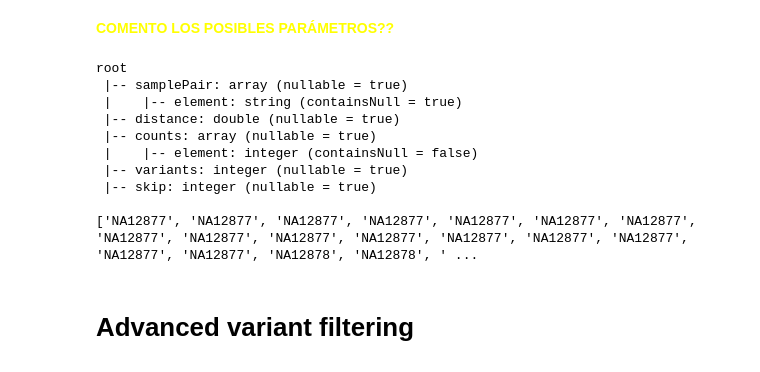
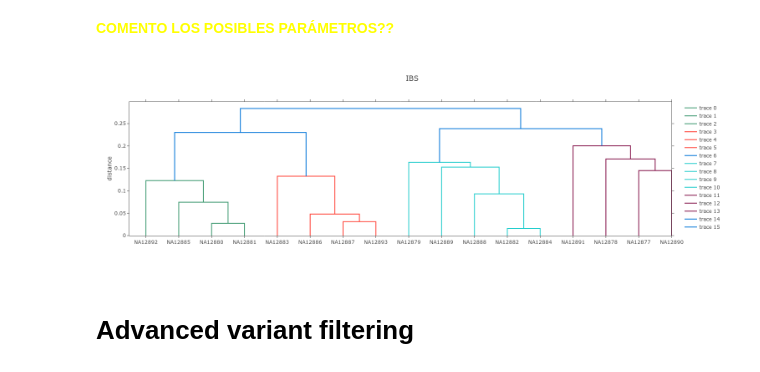
Before and after one commit to opencb/oskar, a Jupyter notebook: oskar-spark/src/main/python/notebooks/stats.ipynb, the cells around one changed output. Drawn from its saved outputs; the diff is of its cells as text; code cells hidden in the pictures.

```diff
--- a/oskar-spark/src/main/python/notebooks/stats.ipynb
+++ b/oskar-spark/src/main/python/notebooks/stats.ipynb
@@ -245,22 +245,41 @@ oskar.ibs(df, samples=["NA12877", "NA12878", "NA12879"]).show(10)
 +------------------+------------------+------------+--------+----+
 # %% [markdown]
 <span style="color:yellow"> **COMENTO LOS POSIBLES PARÁMETROS??** </span>
-# %%
-oskar.ibs(df).printSchema()
-OskarIBS = oskar.ibs(df).toPandas()
-samples = [sample[0] for sample in OskarIBS.samplePair]
-print(samples)
-# %% [output]
-root
- |-- samplePair: array (nullable = true)
- |    |-- element: string (containsNull = true)
- |-- distance: double (nullable = true)
- |-- counts: array (nullable = true)
- |    |-- element: integer (containsNull = false)
- |-- variants: integer (nullable = true)
- |-- skip: integer (nullable = true)
-
-['NA12877', 'NA12877', 'NA12877', 'NA12877', 'NA12877', 'NA12877', 'NA12877', 'NA12877', 'NA12877', 'NA12877', 'NA12877', 'NA12877', 'NA12877', 'NA12877', 'NA12877', 'NA12877', 'NA12878', 'NA12878', ' ...
+# %%
+import numpy as np
+import plotly.offline as py
+import plotly.figure_factory as ff
+from plotly.offline import get_plotlyjs, init_notebook_mode
+
+init_notebook_mode(connected=True)
+
+OskarIBS = oskar.ibs(df).toPandas()
+samples_list = []
+samples_dict = {}
+num_of_values = len(OskarIBS)
+for i in range(len(OskarIBS)):
+    sample = OskarIBS["samplePair"][i][0]
+    if not sample in samples_dict:
+        samples_list.append(sample)
+        samples_dict[sample] = []
+    samples_dict[sample].append(1-OskarIBS["distance"][i])
+samples_dict[OskarIBS["samplePair"][num_of_values - 1][1]] = []
+samples_list.append(OskarIBS["samplePair"][num_of_values - 1][1])
+
+num_of_samples = len(samples_dict)
+X = np.zeros((num_of_samples,num_of_samples))
+
+for j in range(0, num_of_samples - 1):
+    for i in range(j + 1, num_of_samples):
+        X[i,j] = samples_dict[samples_list[j]][i-1-j]
+        X[j,i] = samples_dict[samples_list[j]][i-1-j]
+
+fig = ff.create_dendrogram(X, labels=samples_list, color_threshold=0.21)
+yaxis={"title": "distance"}
+fig['layout'].update({'width':1440, 'height':500, 'showlegend':True, "title":"IBS", "yaxis":yaxis})
+py.iplot(fig, filename='dendrogram')
+# %% [output]
+[figure, added]
 # %% [markdown]
 # **Advanced variant filtering**
 # %% [markdown]
```
